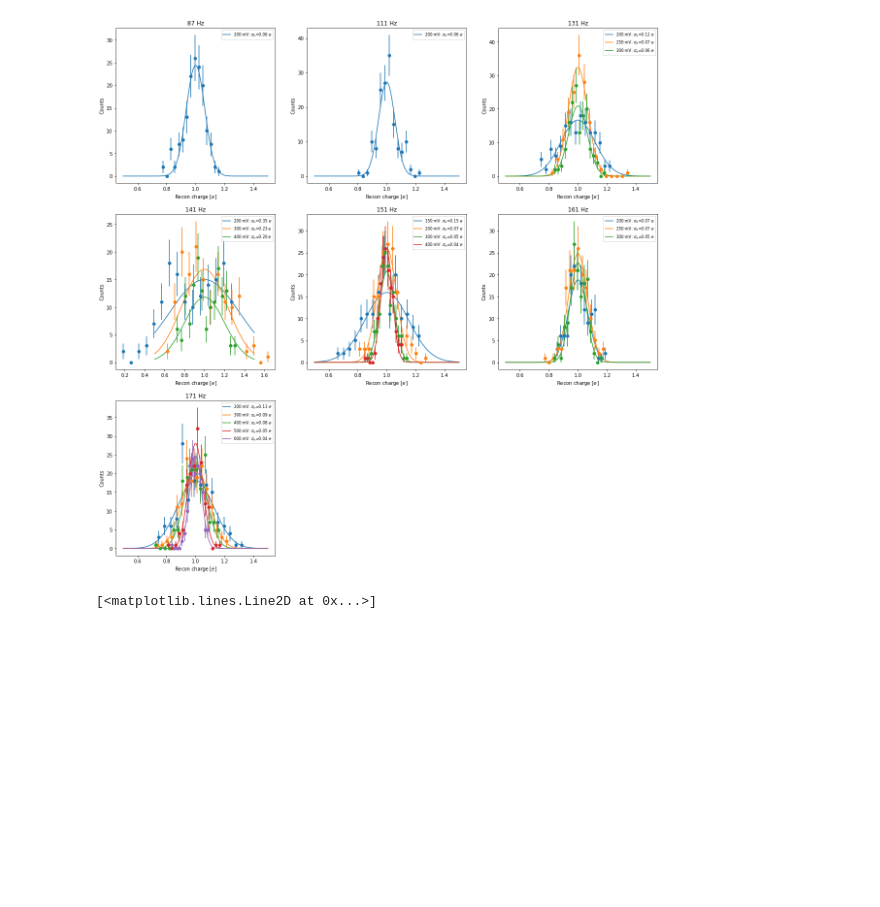
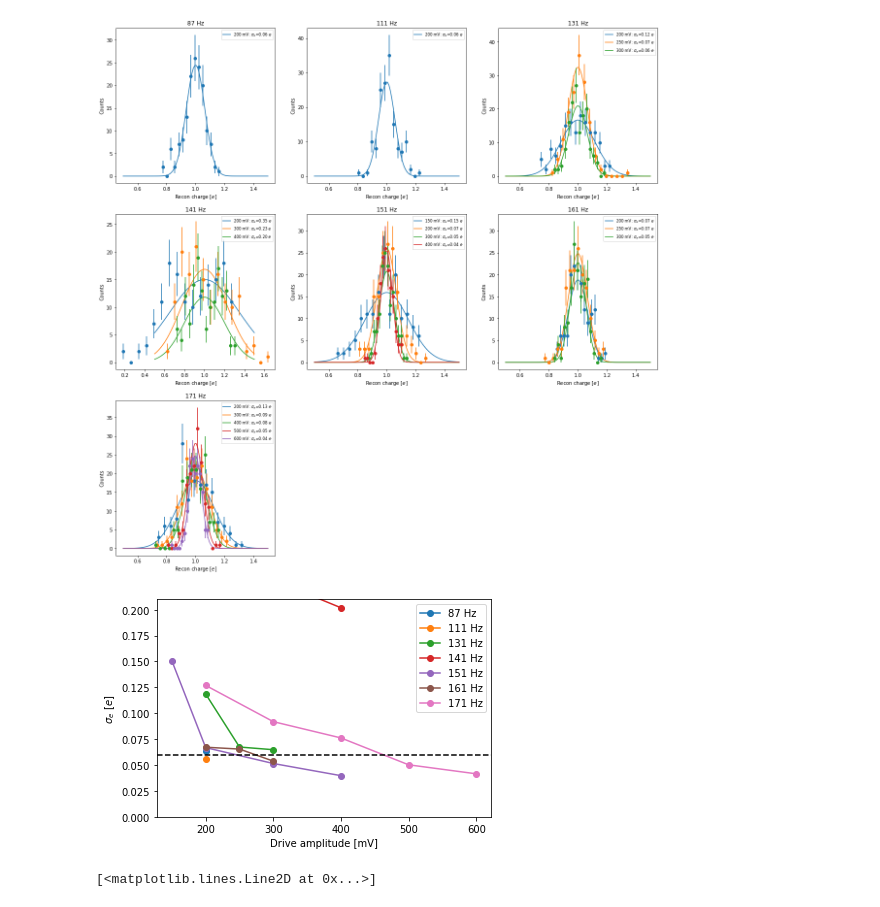
Before and after one commit to Moore-Lab/decay_analysis, a Jupyter notebook: analyze_alpha_data_20231110.ipynb, the cells around one changed output. Cells and saved outputs as stored; diff of their text form; code cells hidden in the pictures; blank space fills up the shorter version.

```diff
--- a/analyze_alpha_data_20231110.ipynb
+++ b/analyze_alpha_data_20231110.ipynb
@@ -316,3 +330,26 @@ freq_list = np.unique(res_list[:,0])
+# %%
+res_list = np.array(res_list)
+
+freq_list = np.unique(res_list[:,0])
+
+col_list = ['tab:blue', 'tab:orange', 'tab:green', 'tab:red', 'tab:purple', 'tab:brown', 'tab:pink', 'tab:gray', 'tab:olive']
+
+plt.figure()
+for i,f in enumerate(freq_list):
+    gpts = (res_list[:,0] == f)
+    plt.plot( res_list[gpts,1], res_list[gpts,2], 'o-', color=col_list[i], label="%d Hz"%f)
+
+xx = plt.xlim()
+plt.plot(xx, [0.06, 0.06], 'k--')
+plt.xlim(xx)
+plt.ylim(0, 0.21)
+plt.xlabel("Drive amplitude [mV]")
+plt.ylabel("$\sigma_e$ [$e$]")
+plt.legend()
+
+plt.savefig(plots_dir+"/charge_recon_accuracy_%s.png"%file_label, dpi=300, bbox_inches="tight")
+# %% [output]
+[figure, added]
 # %%
 cal_fac = 0.072 * np.median(corr_vec[:,3])/170.5 ## scaling to nominal previous calibration factor
 plt.plot(amp_dict[111][200][:,2]/cal_fac)
```
Also changed, not shown: parts of 9 cells of this notebook.
